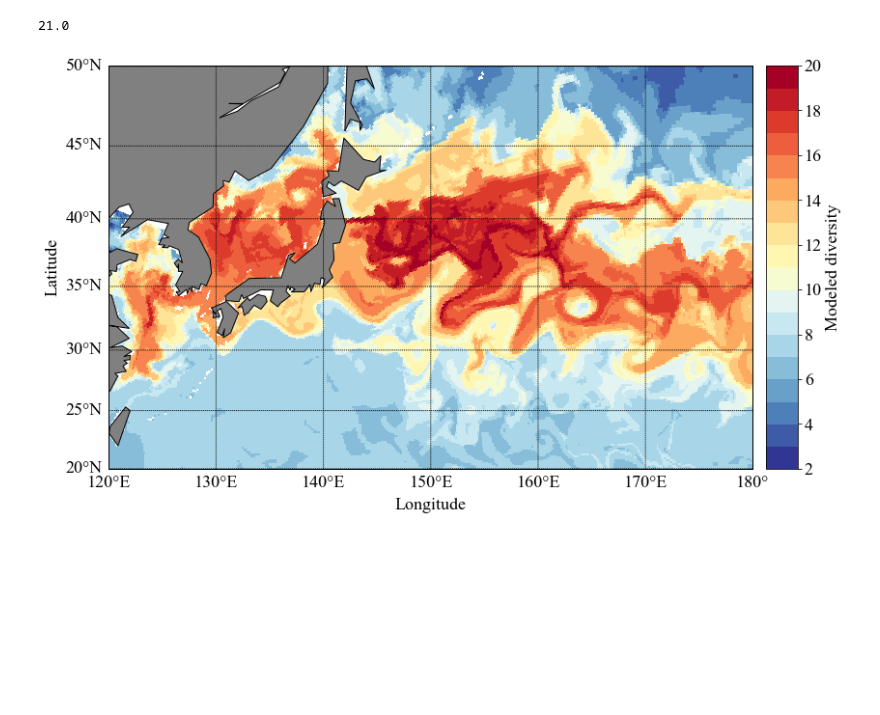
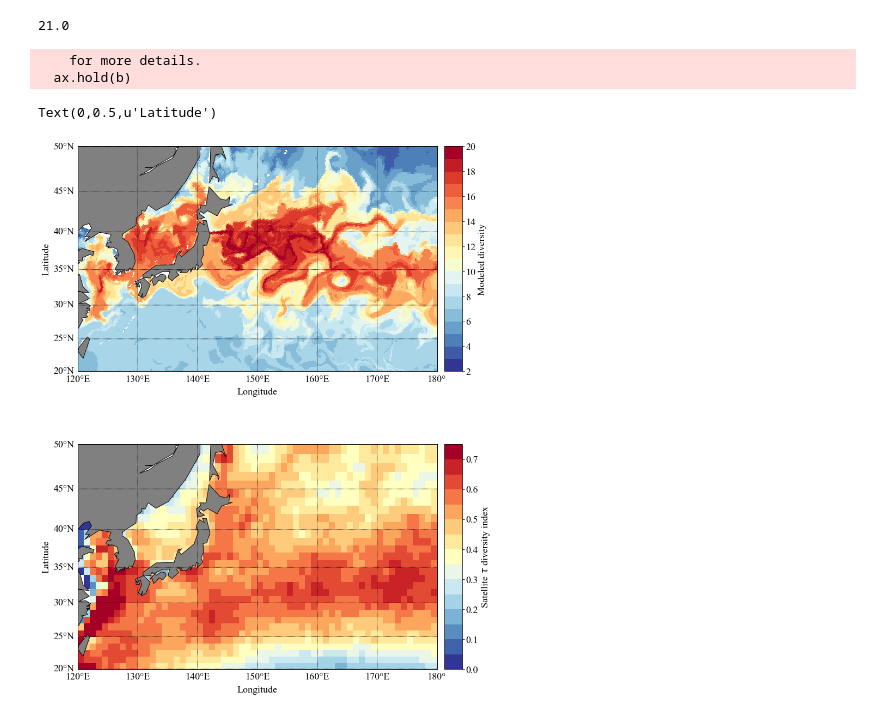
Before and after one commit to sophieclayton/kuroshio_chapter, a Jupyter notebook: Figure1.ipynb, the cells around one changed output. Saved outputs shown, nothing was run; the diff lists cells and outputs as text; code cells hidden in the pictures; blank space fills up the shorter version.

```diff
--- a/Figure1.ipynb
+++ b/Figure1.ipynb
@@ -48,36 +49,75 @@ div = ma.masked_where(HF == 0, div, copy=False)
 print np.max(div)
 # %% [output]
 21.0
+# %%
+# import satellite tau index data
+
+path = '../data/tau_global_an15_20130605.mat'
+content = sio.loadmat(path)
+lon = content['bslonv']
+lat = content['bslatv']
+tau = content['bs']
+
+tau_lon, tau_lat = np.meshgrid(lon,lat)
 # %%
 from MITgcmutils.cs import pcol
 
-fig0, ax1 = plt.subplots(1, figsize=(12,8), dpi = 300)
+fig0 = plt.figure(figsize=(12,16), dpi = 300)
 
+ax1 = fig0.add_subplot(211)
 m = Basemap(projection='merc',llcrnrlat=20.,urcrnrlat=50.05,\
             llcrnrlon=120.,urcrnrlon=180.,lat_ts=0,resolution='c', ax = ax1)
 
 m.drawcoastlines()
 m.drawmapboundary(fill_color='white')
 m.fillcontinents(color='grey',lake_color='white')
 
 palette = plt.get_cmap('RdYlBu_r', 18)
 palette.set_bad('w',1.0)
 
 pcol(XC, YC, div, projection=m, vmin=2., vmax=20., cmap = palette)
 
 cb = m.colorbar()
 cb.set_label('Modeled diversity')
 
 m.drawparallels(np.arange(-50,80,5),labels=[1,0,0,0])
 m.drawmeridians(np.arange(-180,180,10),labels=[0,0,0,1])
 
 plt.tick_params(axis='both', which='major')
 plt.tick_params(axis='both', which='minor')
 plt.xlabel('Longitude', labelpad = 30)
 plt.ylabel('Latitude', labelpad = 50)
 
 # plt.title('Modeled phytoplankton diversity', fontsize = 18)
+ax2 = fig0.add_subplot(212)
+m = Basemap(projection='merc',llcrnrlat=20.,urcrnrlat=50.05,\
+            llcrnrlon=120.,urcrnrlon=180.,lat_ts=0,resolution='c', ax = ax2)
 
-fig0.savefig('../figures/Figure1.png', dpi = 300)
+m.drawcoastlines()
+m.drawmapboundary(fill_color='white')
+m.fillcontinents(color='grey',lake_color='white')
+
+palette = plt.get_cmap('RdYlBu_r', 15)
+palette.set_bad('w',1.0)
+
+xx, yy = m(tau_lon, tau_lat)
+tt = m.pcolor(xx, yy, tau, vmin = 0., vmax = 0.75, cmap = palette)
+
+cb2 = m.colorbar(tt)
+cb2.set_label(r'Satellite $\tau$ diversity index')
+
+m.drawparallels(np.arange(-50,80,5),labels=[1,0,0,0])
+m.drawmeridians(np.arange(-180,180,10),labels=[0,0,0,1])
+
+plt.tick_params(axis='both', which='major')
+plt.tick_params(axis='both', which='minor')
+plt.xlabel('Longitude', labelpad = 30)
+plt.ylabel('Latitude', labelpad = 50)
+
+
+# fig0.savefig('../figures/Figure1.png', dpi = 300)
 # %% [output]
+    for more details.
+  ax.hold(b)
+Text(0,0.5,u'Latitude')
-[figure, old version]
+[figure, new version]
```
Also changed, not shown: parts of 1 cell of this notebook, 7 other files.
